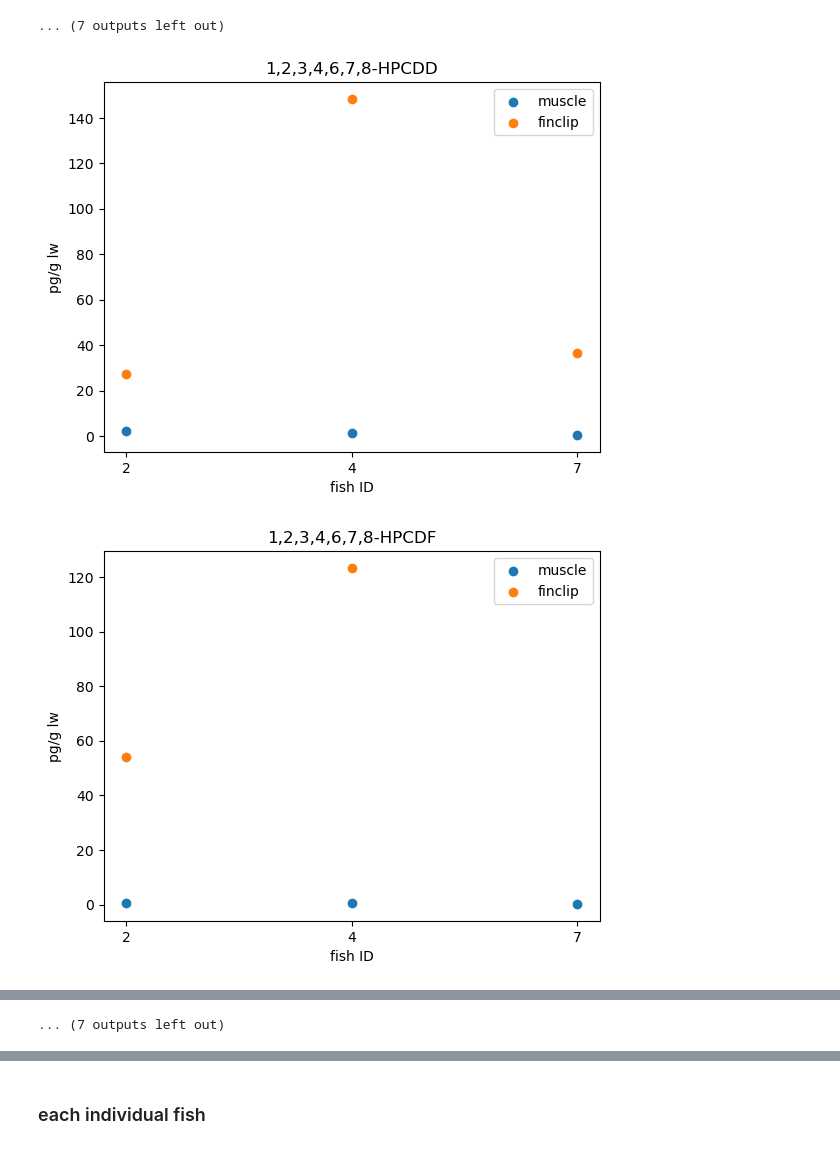
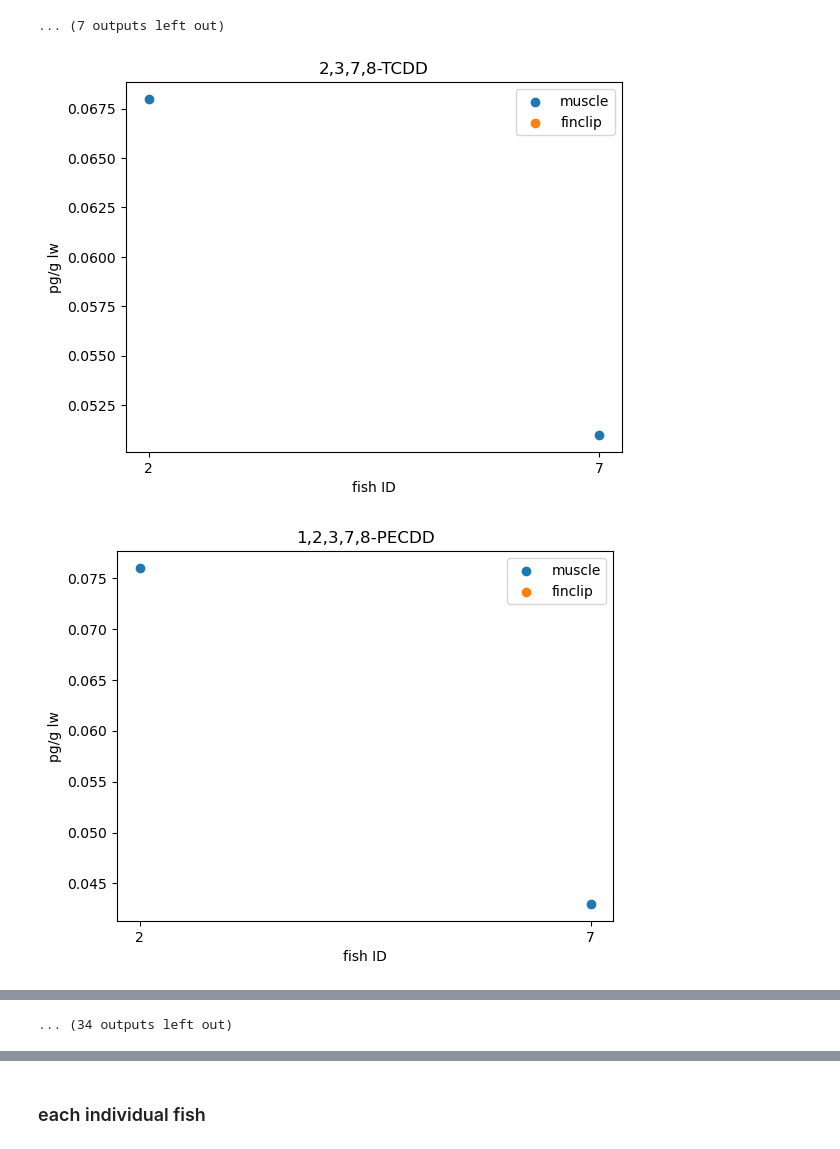
Before and after one commit to amirmtaghizadegan/Sturgeon, a Jupyter notebook: finclips.ipynb, the cells around one changed output, grey strips where cells are left out. Drawn from its saved outputs; the diff is of its cells as text; code cells hidden in the pictures.

```diff
--- a/finclips.ipynb
+++ b/finclips.ipynb
@@ -176,26 +176,26 @@ for r in t["CLIENT_ID"].unique():
 [figure]
 ... (7 outputs left out)
 # %%
-t= lipid_table
+t= blankcorrect_table
 
 for r in t["CLIENT_ID"].unique():
     plt.figure(facecolor='white')
     temp = t.loc[(t.CLIENT_ID == r) & (t.tag == "muscle"), t.columns[2:]].dropna(axis=1)
     x = np.arange(len(temp.columns))
     plt.xticks(np.arange(len(temp.columns)), temp.columns)
     y = temp.to_numpy("float")[0]
     plt.xlabel("fish ID")
     plt.ylabel("pg/g lw")
     plt.scatter(x,y, label = "muscle")
 
 
     temp = t.loc[(t.CLIENT_ID == r) & (t.tag == "finclip"), temp.columns]
 
     y = temp.to_numpy("float")[0]
 
     plt.scatter(x,y, label = "finclip")
     plt.title(f'{r}')
     plt.legend()
 # %% [output]
-[figure, old version]
+[figure, new version]
-[figure, old version]
+[figure, new version]
@@ -212,2 +212,2 @@ for r in t["CLIENT_ID"].unique():
-... (7 outputs left out)
+... (34 outputs left out)
 # %%
```
Also changed, not shown: parts of 4 cells of this notebook.
